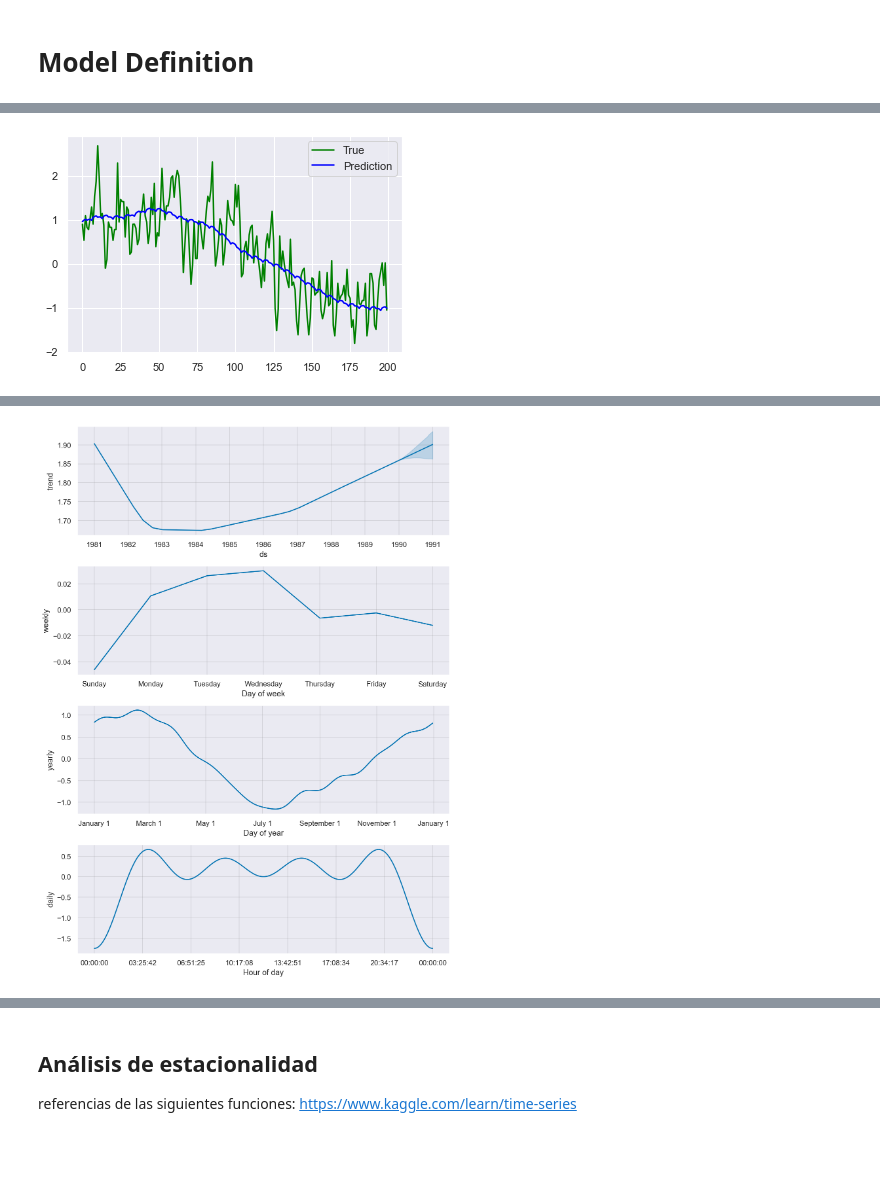
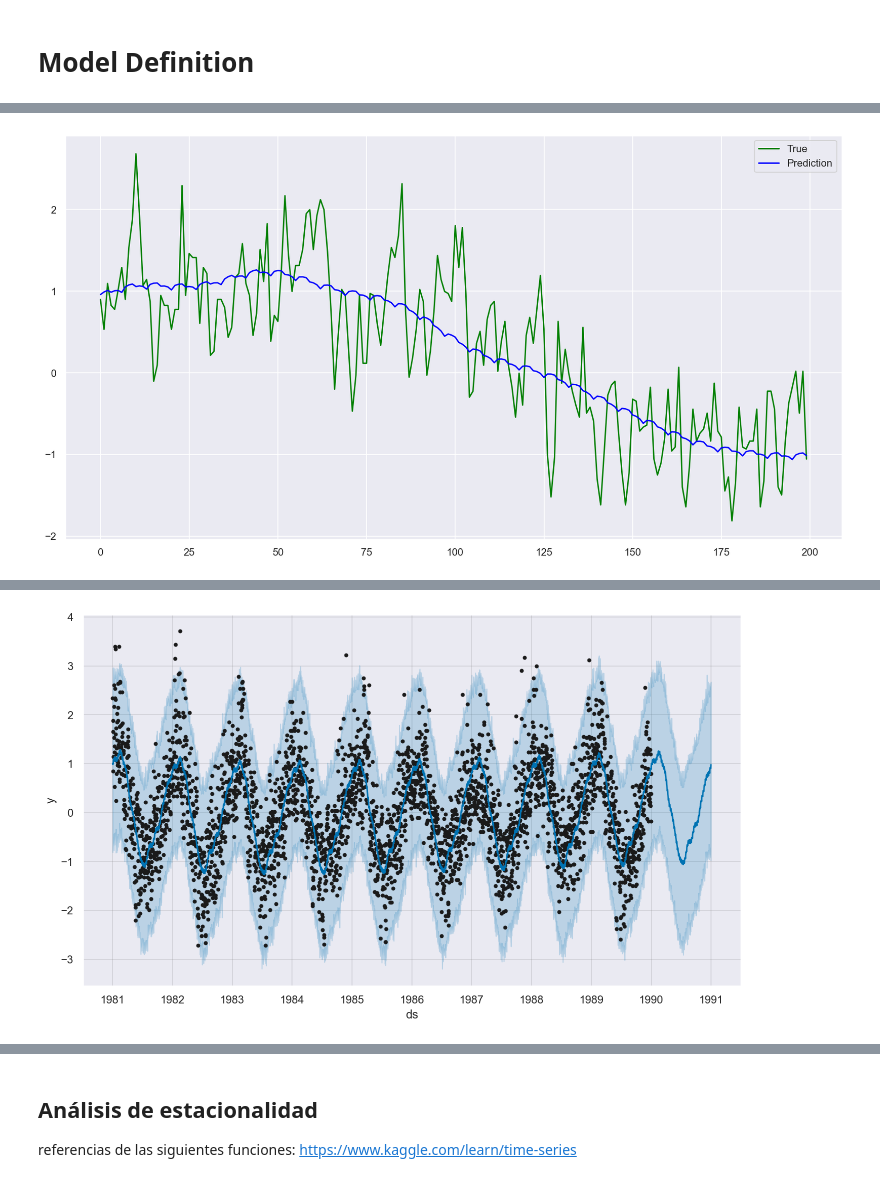
Before and after one commit to magistery-tps/time-series-tp, a Jupyter notebook: notebooks/prediction_prophet.ipynb, the cells around one changed output, grey strips where cells are left out. Drawn from its saved outputs; the diff is of its cells as text; code cells hidden in the pictures; blank space fills up the shorter version.

```diff
--- a/notebooks/prediction_prophet.ipynb
+++ b/notebooks/prediction_prophet.ipynb
@@ -111,6 +111,10 @@ model = Prophet(
     interval_width    = CFG['interval_width'],
     daily_seasonality = CFG['daily_seasonality']
 )
+
+#model = Prophet()
+#model.add_seasonality(name='anual',period=365,fourier_order=4)
 model.fit(train_set)
-predict(model, test_set, times=CFG['times'])
+
+fig=predict(model, test_set, times=CFG['times'])
 # %% [output]
@@ -119,8 +123,8 @@ predict(model, test_set, times=CFG['times'])
-[figure, old version]
+[figure, new version]
 [figure]
 # %%
 future = model.make_future_dataframe(periods=365)
 forecast = model.predict(future)
-fig=model.plot_components(forecast)
+fig=model.plot(forecast)
 # %% [output]
-[figure, old version]
+[figure, new version]
```
Also changed, not shown: parts of 4 cells of this notebook.
